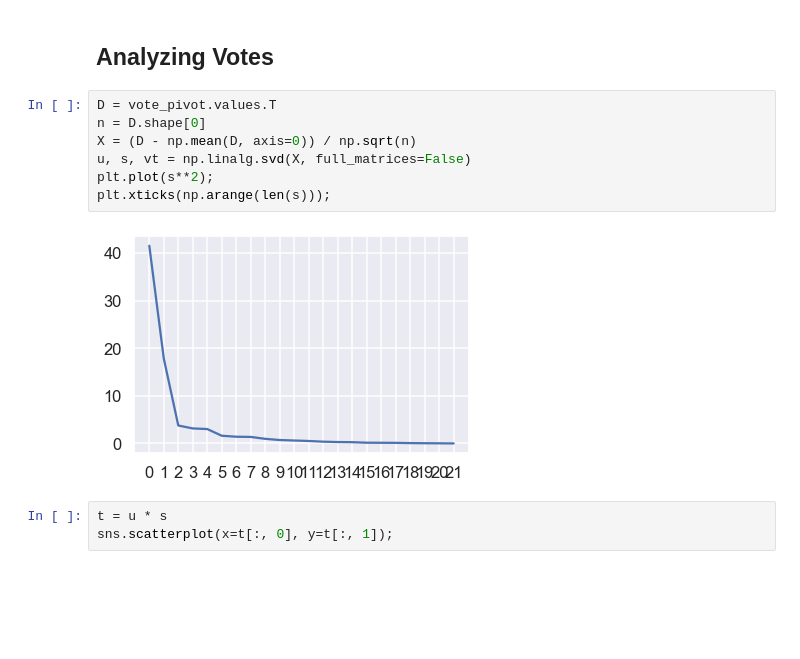
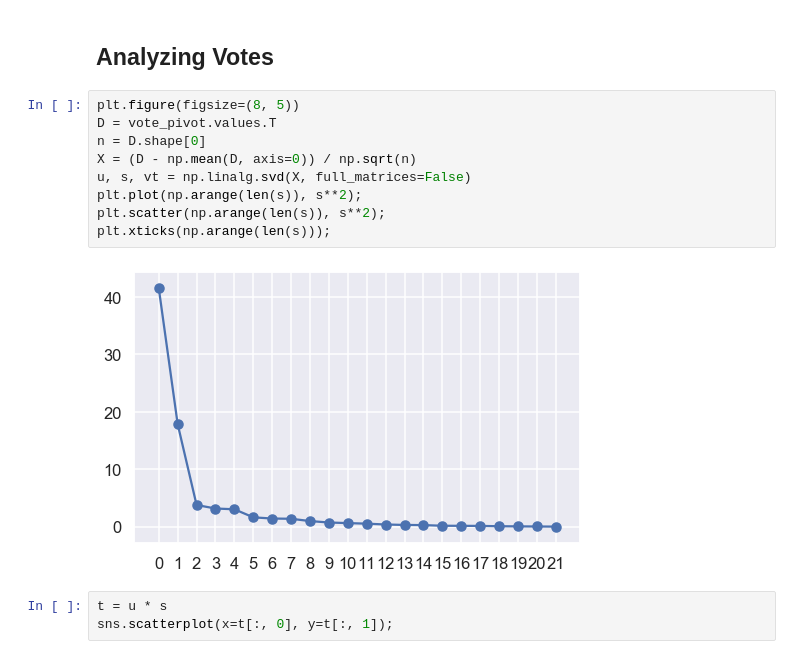
Before and after one commit to szw2016run/UCB-DS100, a Jupyter notebook: lec/lec10/lec10.ipynb, the cells around one changed output. Drawn from its saved outputs; the diff is of its cells as text; blank space fills up the shorter version.

```diff
--- a/lec/lec10/lec10.ipynb
+++ b/lec/lec10/lec10.ipynb
@@ -309,14 +476,16 @@ plot_pc(1)
 # %% [markdown]
 ## Analyzing Votes
 # %%
+plt.figure(figsize=(8, 5))
 D = vote_pivot.values.T
 n = D.shape[0]
 X = (D - np.mean(D, axis=0)) / np.sqrt(n)
 u, s, vt = np.linalg.svd(X, full_matrices=False)
-plt.plot(s**2);
+plt.plot(np.arange(len(s)), s**2);
+plt.scatter(np.arange(len(s)), s**2);
 plt.xticks(np.arange(len(s)));
 # %% [output]
-[figure, old version]
+[figure, new version]
 # %%
 t = u * s
 sns.scatterplot(x=t[:, 0], y=t[:, 1]);
```
Also changed, not shown: parts of 23 cells of this notebook, 3 other files.
